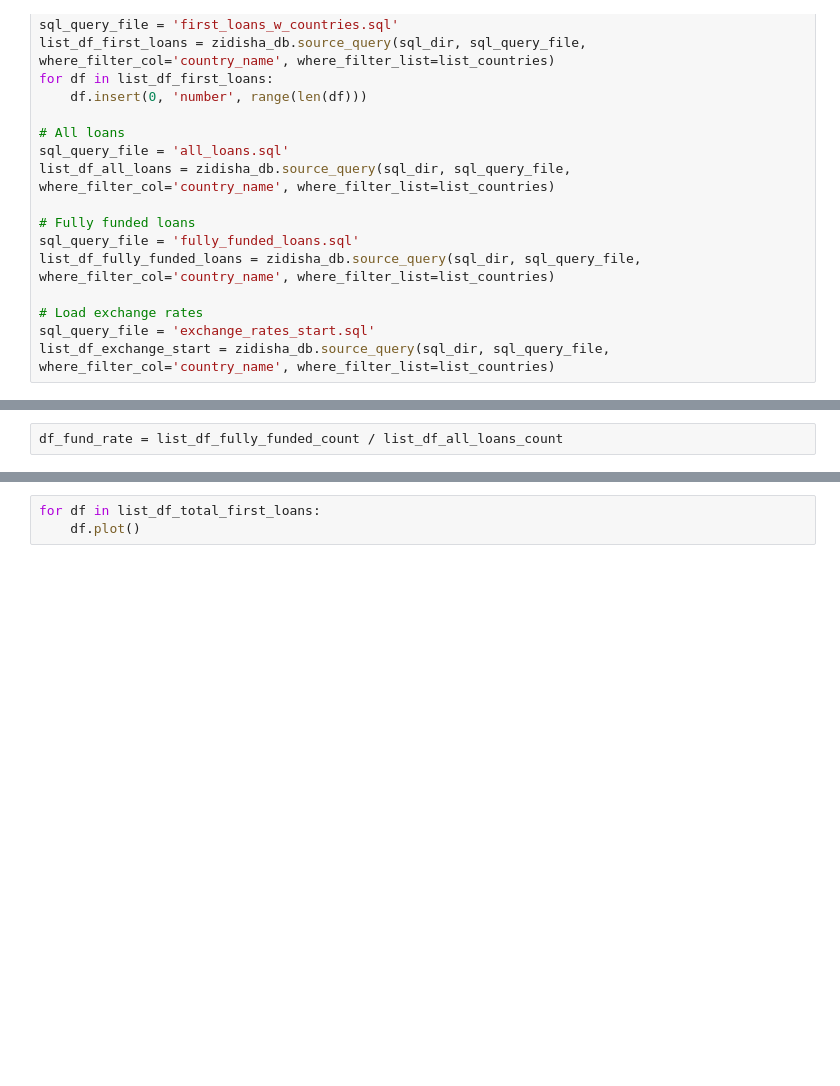
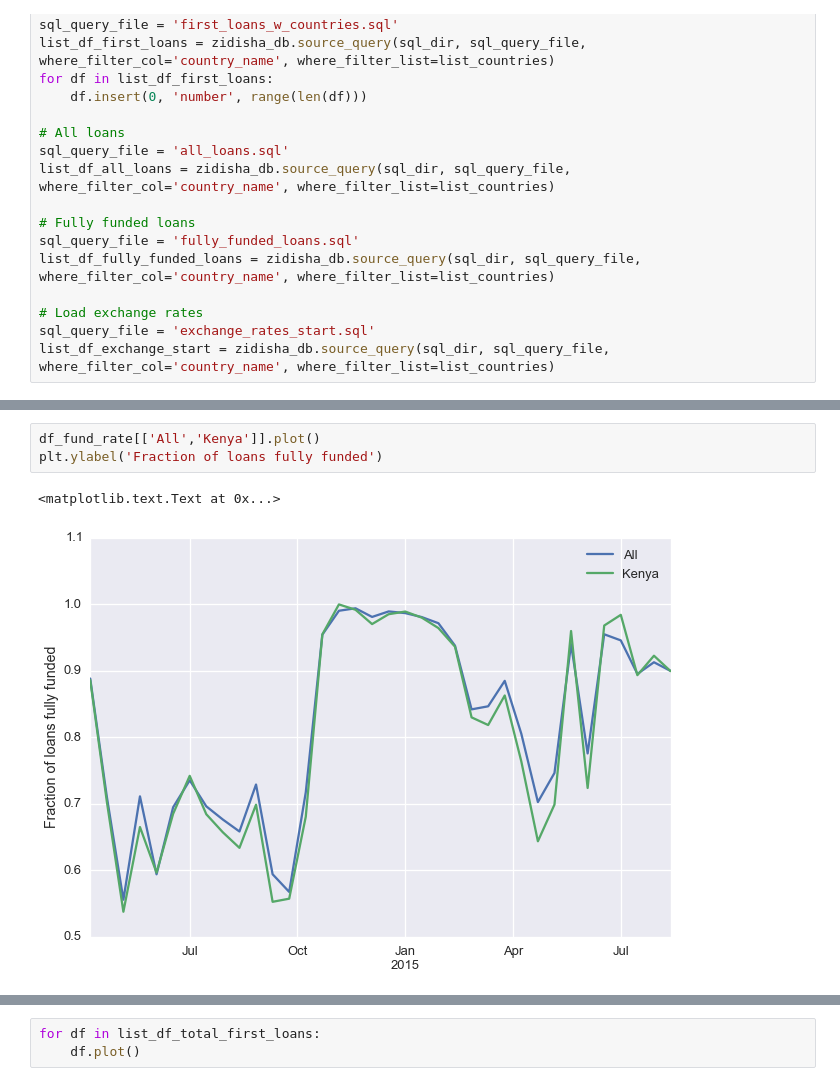
Before and after one commit to glenday/Zidisha, a Jupyter notebook: ZidishaApp/app/Zidisha_organization_by_country.ipynb, the cells around one changed output, grey strips where cells are left out. Cells and saved outputs as stored; diff of their text form; blank space fills up the shorter version.

```diff
--- a/ZidishaApp/app/Zidisha_organization_by_country.ipynb
+++ b/ZidishaApp/app/Zidisha_organization_by_country.ipynb
@@ -103,2 +81,0 @@ df_max_first_loan = load_Zidisha.max_new_loan_size(time_bins_center)
-# %%
-df_fund_rate = list_df_fully_funded_count / list_df_all_loans_count
@@ -105 +92,7 @@ df_fund_rate = list_df_fully_funded_count / list_df_all_loans_count
+# %%
+df_fund_rate[['All','Kenya']].plot()
+plt.ylabel('Fraction of loans fully funded')
+# %% [output]
+<matplotlib.text.Text at 0x...>
+[figure, added]
 # %%
```
Also changed, not shown: parts of 14 cells of this notebook, 8 other files.
